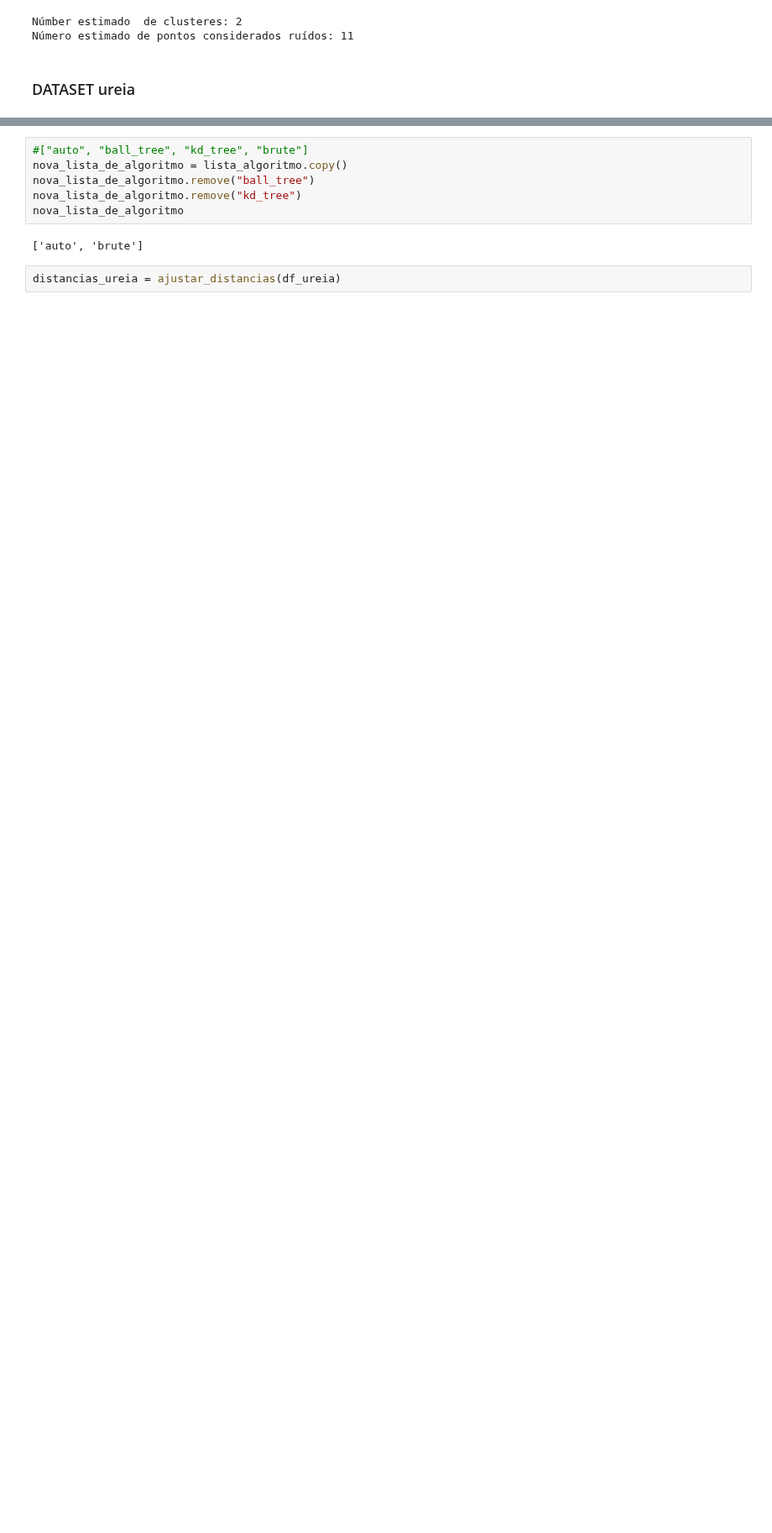
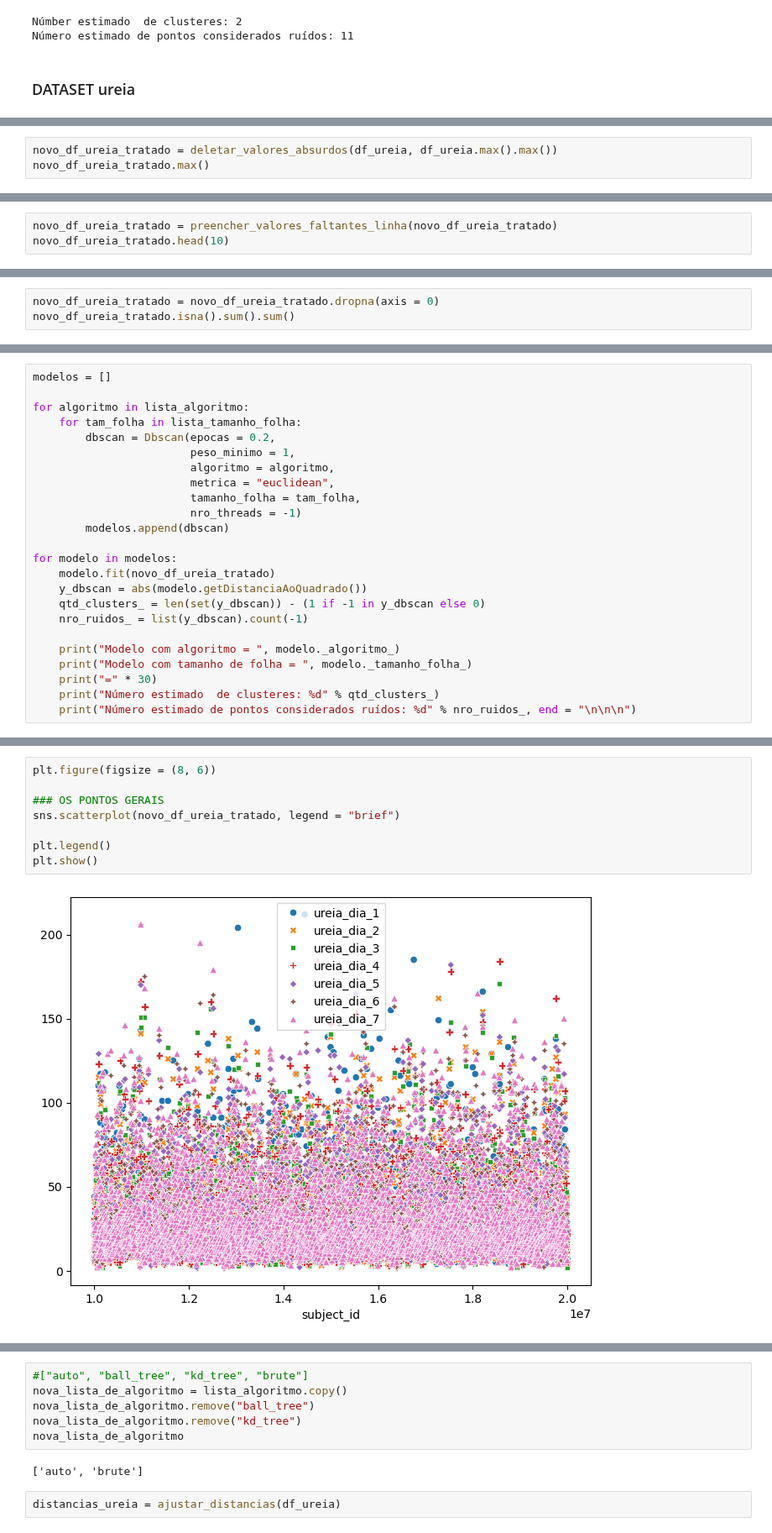
Before and after one commit to igorssant/TCC-Comparacao-de-Modelos-de-ML-nao-Supervisionados, a Jupyter notebook: src/dbscan.ipynb, the cells around one changed output, grey strips where cells are left out. Shown at 84% size. Drawn from its saved outputs; the diff is of its cells as text; blank space fills up the shorter version.

Commit message:
feat: re-feito -> testes com o DBSCAN

```diff
--- a/src/dbscan.ipynb
+++ b/src/dbscan.ipynb
@@ -674,0 +678,3 @@ Número estimado de pontos considerados ruídos: 11
+# %%
+novo_df_ureia_tratado = deletar_valores_absurdos(df_ureia, df_ureia.max().max())
+novo_df_ureia_tratado.max()
@@ -674,0 +692,3 @@ Número estimado de pontos considerados ruídos: 11
+# %%
+novo_df_ureia_tratado = preencher_valores_faltantes_linha(novo_df_ureia_tratado)
+novo_df_ureia_tratado.head(10)
@@ -674,0 +733,3 @@ Número estimado de pontos considerados ruídos: 11
+# %%
+novo_df_ureia_tratado = novo_df_ureia_tratado.dropna(axis = 0)
+novo_df_ureia_tratado.isna().sum().sum()
@@ -674,0 +849,24 @@ Número estimado de pontos considerados ruídos: 11
+# %%
+modelos = []
+
+for algoritmo in lista_algoritmo:
+    for tam_folha in lista_tamanho_folha:
+        dbscan = Dbscan(epocas = 0.2,
+                        peso_minimo = 1,
+                        algoritmo = algoritmo,
+                        metrica = "euclidean",
+                        tamanho_folha = tam_folha,
+                        nro_threads = -1)
+        modelos.append(dbscan)
+
+for modelo in modelos:
+    modelo.fit(novo_df_ureia_tratado)
+    y_dbscan = abs(modelo.getDistanciaAoQuadrado())
+    qtd_clusters_ = len(set(y_dbscan)) - (1 if -1 in y_dbscan else 0)
+    nro_ruidos_ = list(y_dbscan).count(-1)
+
+    print("Modelo com algoritmo = ", modelo._algoritmo_)
+    print("Modelo com tamanho de folha = ", modelo._tamanho_folha_)
+    print("=" * 30)
+    print("Número estimado  de clusteres: %d" % qtd_clusters_)
+    print("Número estimado de pontos considerados ruídos: %d" % nro_ruidos_, end = "\n\n\n")
@@ -674,0 +910,10 @@ Número estimado de pontos considerados ruídos: 11
+# %%
+plt.figure(figsize = (8, 6))
+
+### OS PONTOS GERAIS
+sns.scatterplot(novo_df_ureia_tratado, legend = "brief")
+
+plt.legend()
+plt.show()
+# %% [output]
+[figure, added]
```
Also changed, not shown: parts of 33 cells of this notebook.
